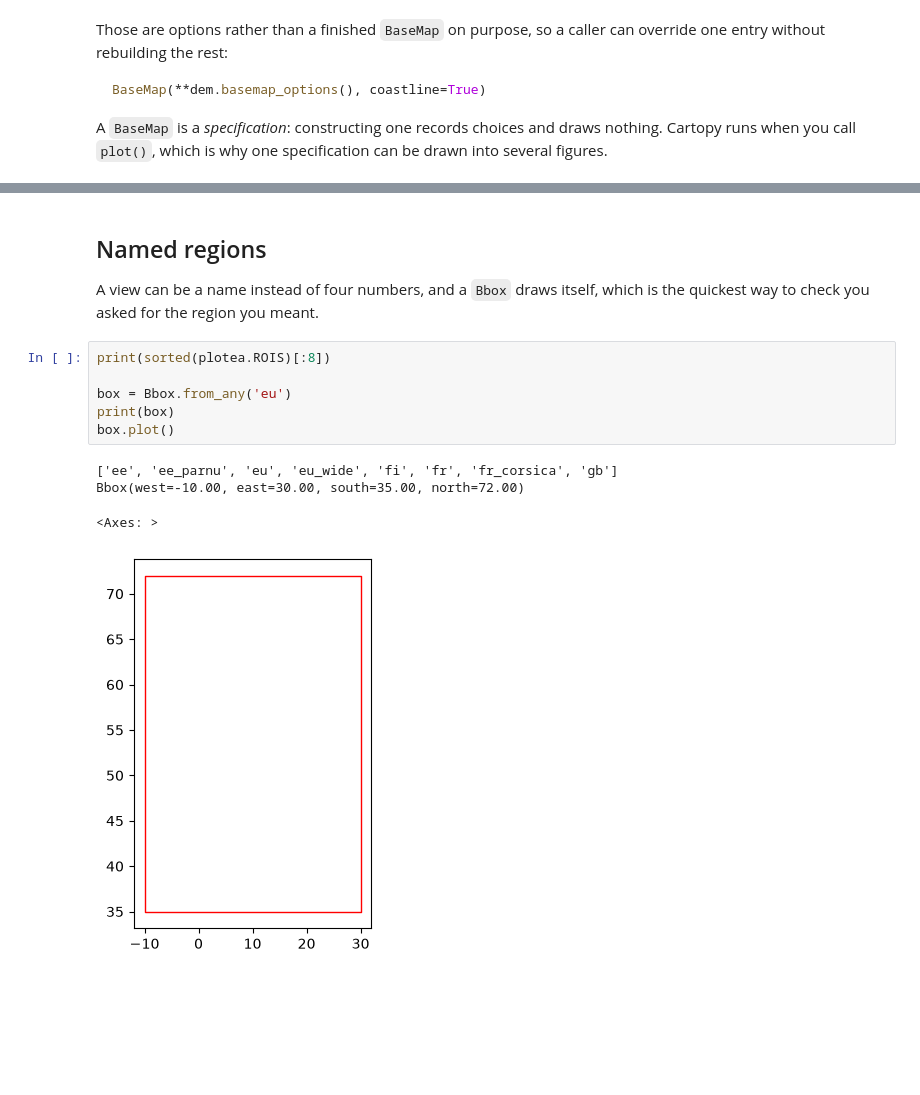
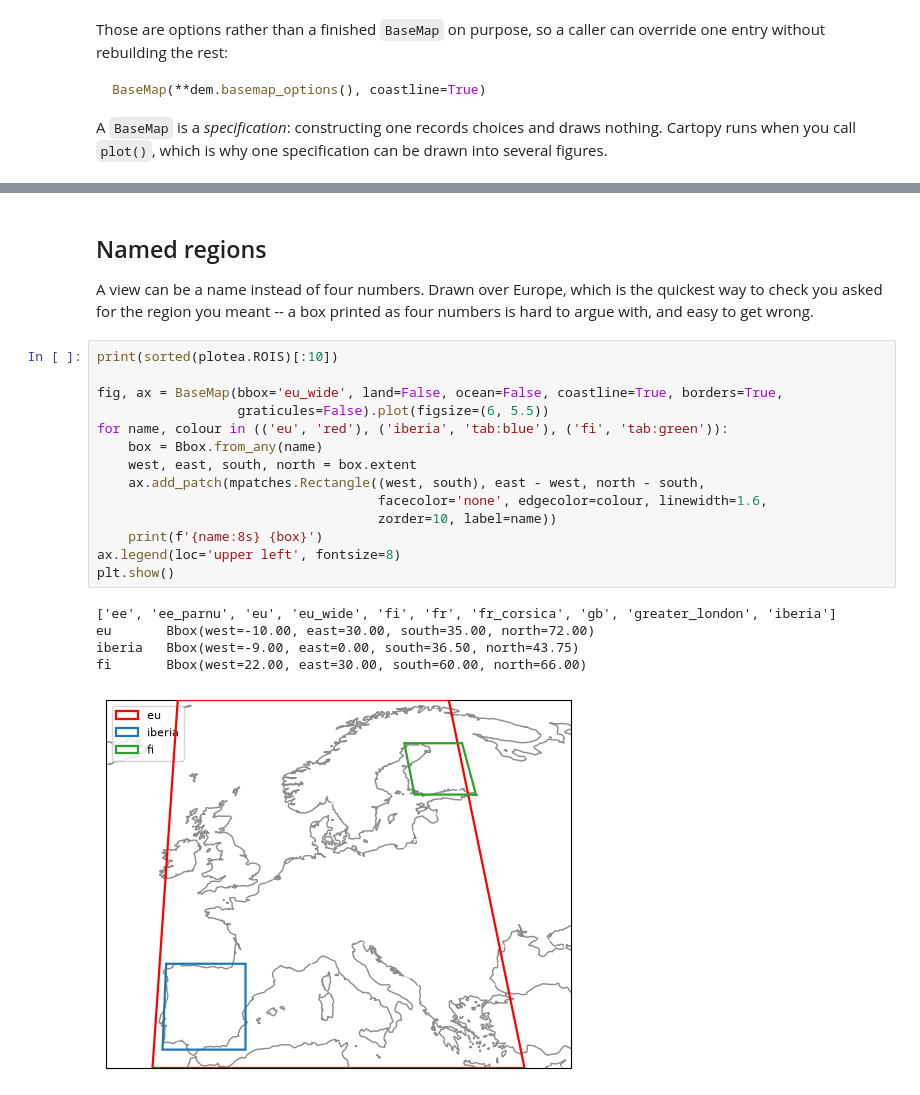
Before and after one commit to kmch/ploTea, a Jupyter notebook: notebooks/plotea.ipynb, the cells around one changed output, grey strips where cells are left out. Cells and saved outputs as stored; diff of their text form; blank space fills up the shorter version.

```diff
--- a/notebooks/plotea.ipynb
+++ b/notebooks/plotea.ipynb
@@ -173,19 +199,29 @@ plt.show()
 # %% [markdown]
 ## Named regions
 
-A view can be a name instead of four numbers, and a `Bbox` draws itself, which is the
-quickest way to check you asked for the region you meant.
+A view can be a name instead of four numbers. Drawn over Europe, which is the quickest way to
+check you asked for the region you meant -- a box printed as four numbers is hard to argue
+with, and easy to get wrong.
-# %%
-print(sorted(plotea.ROIS)[:8])
-
-box = Bbox.from_any('eu')
-print(box)
-box.plot()
-# %% [output]
-['ee', 'ee_parnu', 'eu', 'eu_wide', 'fi', 'fr', 'fr_corsica', 'gb']
-Bbox(west=-10.00, east=30.00, south=35.00, north=72.00)
-<Axes: >
-[figure, removed]
+# %%
+print(sorted(plotea.ROIS)[:10])
+
+fig, ax = BaseMap(bbox='eu_wide', land=False, ocean=False, coastline=True, borders=True,
+                  graticules=False).plot(figsize=(6, 5.5))
+for name, colour in (('eu', 'red'), ('iberia', 'tab:blue'), ('fi', 'tab:green')):
+    box = Bbox.from_any(name)
+    west, east, south, north = box.extent
+    ax.add_patch(mpatches.Rectangle((west, south), east - west, north - south,
+                                    facecolor='none', edgecolor=colour, linewidth=1.6,
+                                    zorder=10, label=name))
+    print(f'{name:8s} {box}')
+ax.legend(loc='upper left', fontsize=8)
+plt.show()
+# %% [output]
+['ee', 'ee_parnu', 'eu', 'eu_wide', 'fi', 'fr', 'fr_corsica', 'gb', 'greater_london', 'iberia']
+eu       Bbox(west=-10.00, east=30.00, south=35.00, north=72.00)
+iberia   Bbox(west=-9.00, east=0.00, south=36.50, north=43.75)
+fi       Bbox(west=22.00, east=30.00, south=60.00, north=66.00)
+[figure, added]
 # %% [markdown]
 ## What is here that cartopy does not have
 
```
Also changed, not shown: parts of 19 cells of this notebook, 4 other files.
